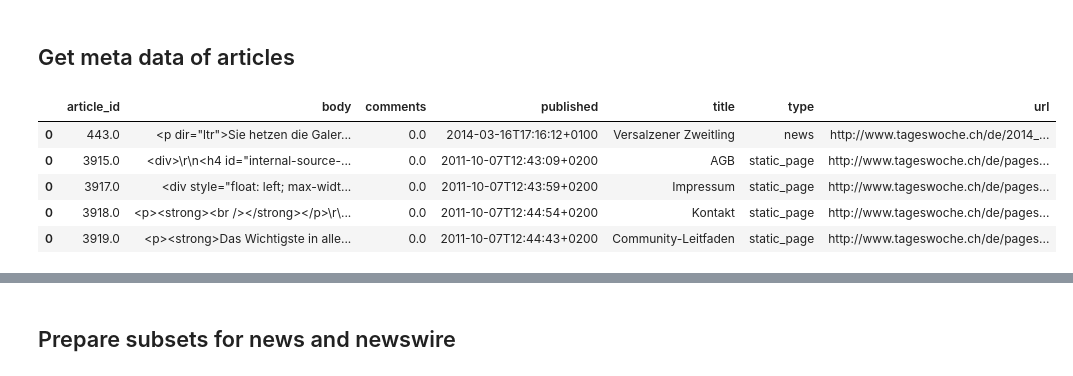
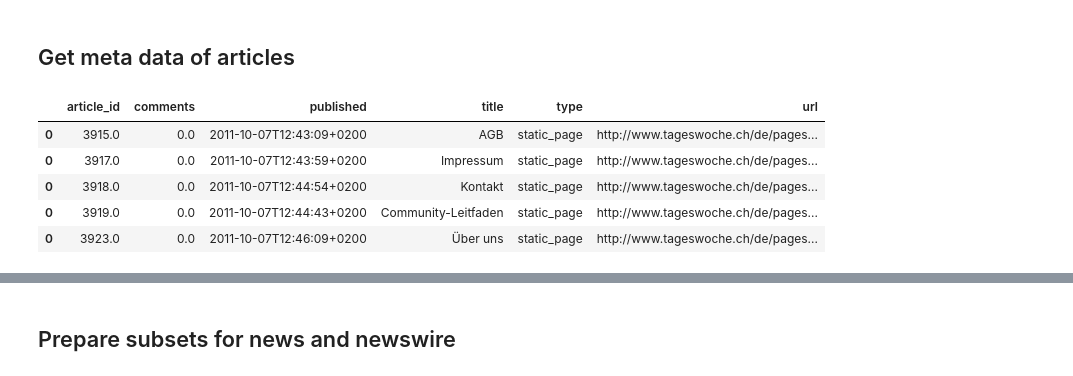
Before and after one commit to TagesWoche/analytics, a Jupyter notebook: Weekly Reporting.ipynb, the cells around one changed output, grey strips where cells are left out. Drawn from its saved outputs; the diff is of its cells as text; code cells hidden in the pictures.

```diff
--- a/Weekly Reporting.ipynb
+++ b/Weekly Reporting.ipynb
@@ -38,0 +115,4 @@ kennzahl_readtime = 186.6
+# %%
+stats_merged = stats_pageviews.merge(stats_readtime, left_on='article_id', right_on='article_id')
+# %%
+stats = stats_merged[['article_id', 'pageviews', 'readtime']]
@@ -39,6 +128,3 @@ kennzahl_readtime = 186.6
 # %% [markdown]
 ## Setup metaInfo
-# %%
-week = 'KW 2'
-id = '2'
 # %%
@@ -119,41 +146,38 @@ stats_pageviews.head()
-# %%
-stats = stats_pageviews.merge(stats_readtime, left_on='article_id', right_on='article_id')
 # %% [markdown]
 ## Get meta data of articles
 # %%
 def parse_articles(id):
     meta = pd.DataFrame(columns=['type', 'article_id'])
     url = 'http://www.tageswoche.ch/content-api/articles/'
     article_name = url + str(id)
     #print(id)
     try:
         df = pd.read_json(article_name, lines=True)
         meta['type'] = df['type']
         meta['published'] = df['published']
-        meta['body'] = df['fields'][0]['body']
         meta['title'] = df['title']
         meta['url'] = df['url']
         meta['comments'] = df['comments_count']
     except:
         pass
     meta['article_id'] = id
     return meta
 
 filepath = 'weekly_report/tawo_stats_meta_' + week + '.csv'
 
 if os.path.exists(filepath):
-    df = pd.read_csv(filepath, usecols=[1, 2, 3, 4, 5])
+    df = pd.read_csv(filepath, usecols=[1, 2, 3, 4, 5, 6])
 else:
     df = pd.concat([parse_articles(id) for id in stats['article_id']])
 
 df.head()
 # %% [output]
-|  | article_id | body | comments | published | title | type | url |
-| 0 | 443.0 | <p dir="ltr">Sie hetzen die Galer... | 0.0 | 2014-03-16T17:16:12+0100 | Versalzener Zweitling | news | http://www.tageswoche.ch/de/2014_... |
-| 0 | 3915.0 | <div>\r\n<h4 id="internal-source-... | 0.0 | 2011-10-07T12:43:09+0200 | AGB | static_page | http://www.tageswoche.ch/de/pages... |
-| 0 | 3917.0 | <div style="float: left; max-widt... | 0.0 | 2011-10-07T12:43:59+0200 | Impressum | static_page | http://www.tageswoche.ch/de/pages... |
-| 0 | 3918.0 | <p><strong><br /></strong></p>\r\... | 0.0 | 2011-10-07T12:44:54+0200 | Kontakt | static_page | http://www.tageswoche.ch/de/pages... |
-| 0 | 3919.0 | <p><strong>Das Wichtigste in alle... | 0.0 | 2011-10-07T12:44:43+0200 | Community-Leitfaden | static_page | http://www.tageswoche.ch/de/pages... |
+|  | article_id | comments | published | title | type | url |
+| 0 | 3915.0 | 0.0 | 2011-10-07T12:43:09+0200 | AGB | static_page | http://www.tageswoche.ch/de/pages... |
+| 0 | 3917.0 | 0.0 | 2011-10-07T12:43:59+0200 | Impressum | static_page | http://www.tageswoche.ch/de/pages... |
+| 0 | 3918.0 | 0.0 | 2011-10-07T12:44:54+0200 | Kontakt | static_page | http://www.tageswoche.ch/de/pages... |
+| 0 | 3919.0 | 0.0 | 2011-10-07T12:44:43+0200 | Community-Leitfaden | static_page | http://www.tageswoche.ch/de/pages... |
+| 0 | 3923.0 | 0.0 | 2011-10-07T12:46:09+0200 | Über uns | static_page | http://www.tageswoche.ch/de/pages... |
 # %%
 df['published'] = df['published'].str.extract('(\d\d\d\d-\d\d-\d\d)')
 
```
Also changed, not shown: parts of 65 cells of this notebook, 14 other files.
